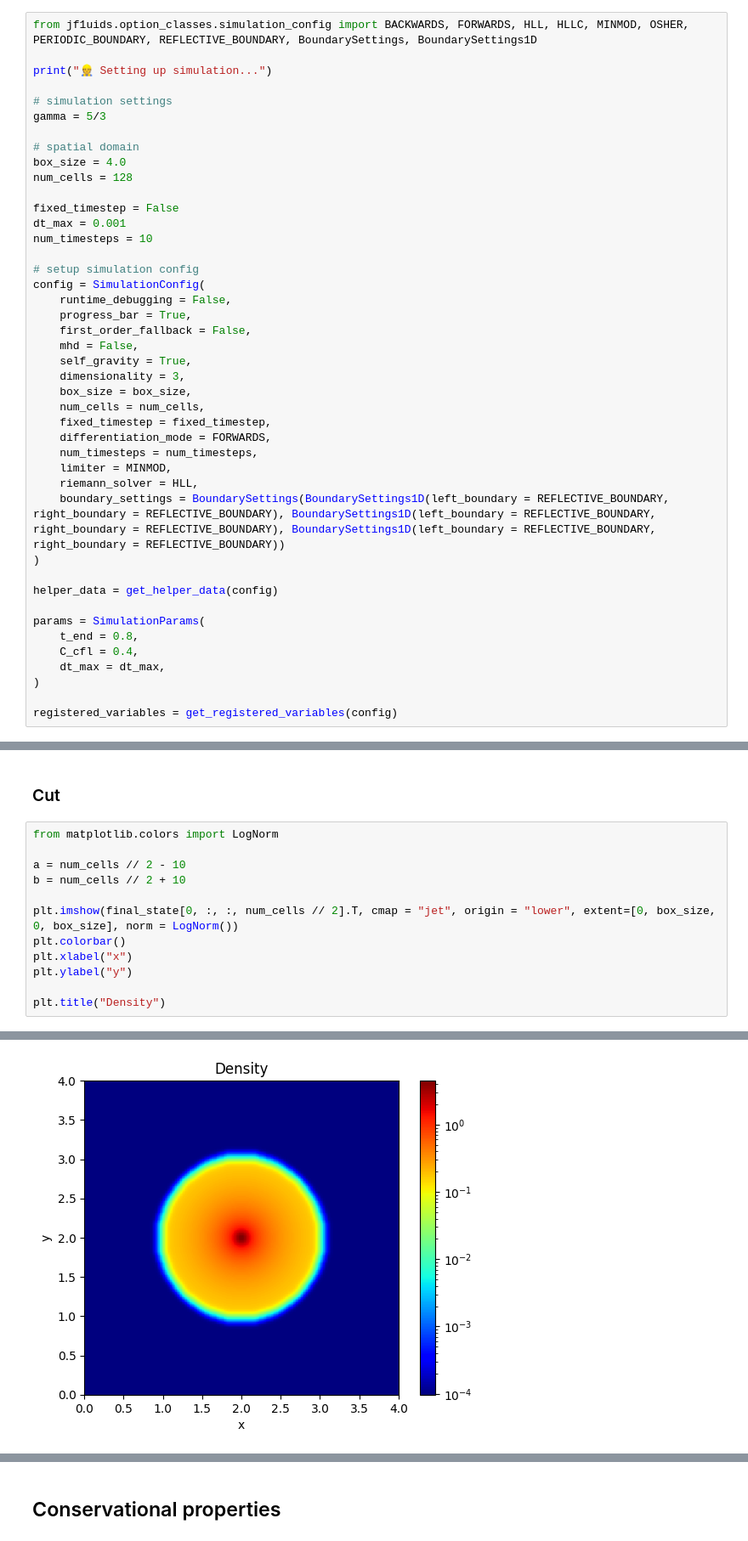
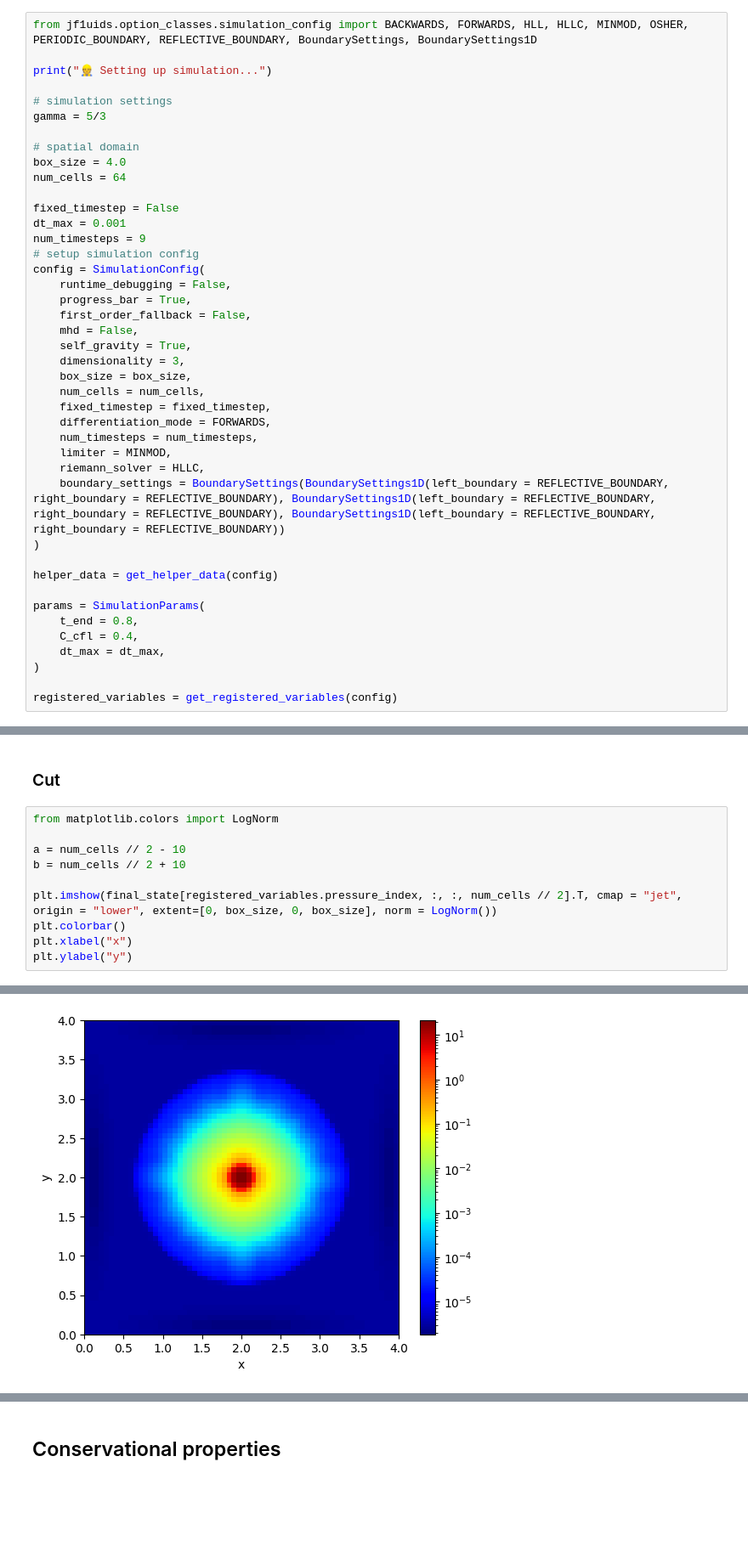
Before and after one commit to leo1200/jf1uids, a Jupyter notebook: notebooks/self_gravity/evrards_collapse.ipynb, the cells around one changed output, grey strips where cells are left out. Shown at 85% size. Drawn from its saved outputs; the diff is of its cells as text; blank space fills up the shorter version.

```diff
--- a/notebooks/self_gravity/evrards_collapse.ipynb
+++ b/notebooks/self_gravity/evrards_collapse.ipynb
@@ -42,12 +42,11 @@ gamma = 5/3
 
 # spatial domain
 box_size = 4.0
-num_cells = 128
+num_cells = 64
 
 fixed_timestep = False
 dt_max = 0.001
-num_timesteps = 10
-
+num_timesteps = 9
 # setup simulation config
 config = SimulationConfig(
     runtime_debugging = False,
@@ -62,7 +61,7 @@ config = SimulationConfig(
     differentiation_mode = FORWARDS,
     num_timesteps = num_timesteps,
     limiter = MINMOD,
-    riemann_solver = HLL,
+    riemann_solver = HLLC,
     boundary_settings = BoundarySettings(BoundarySettings1D(left_boundary = REFLECTIVE_BOUNDARY, right_boundary = REFLECTIVE_BOUNDARY), BoundarySettings1D(left_boundary = REFLECTIVE_BOUNDARY, right_boundary = REFLECTIVE_BOUNDARY), BoundarySettings1D(left_boundary = REFLECTIVE_BOUNDARY, right_boundary = REFLECTIVE_BOUNDARY))
 )
 
@@ -128,10 +127,8 @@ from matplotlib.colors import LogNorm
 a = num_cells // 2 - 10
 b = num_cells // 2 + 10
 
-plt.imshow(final_state[0, :, :, num_cells // 2].T, cmap = "jet", origin = "lower", extent=[0, box_size, 0, box_size], norm = LogNorm())
+plt.imshow(final_state[registered_variables.pressure_index, :, :, num_cells // 2].T, cmap = "jet", origin = "lower", extent=[0, box_size, 0, box_size], norm = LogNorm())
 plt.colorbar()
 plt.xlabel("x")
 plt.ylabel("y")
-
-plt.title("Density")
 # %% [output]
@@ -139,4 +136,4 @@ Text(0.5, 1.0, 'Density')
-[figure, old version]
+[figure, new version]
 # %%
 # plot the radial density profile rho over r in a log-log plot
 
```
Also changed, not shown: parts of 5 cells of this notebook, 10 other files.
